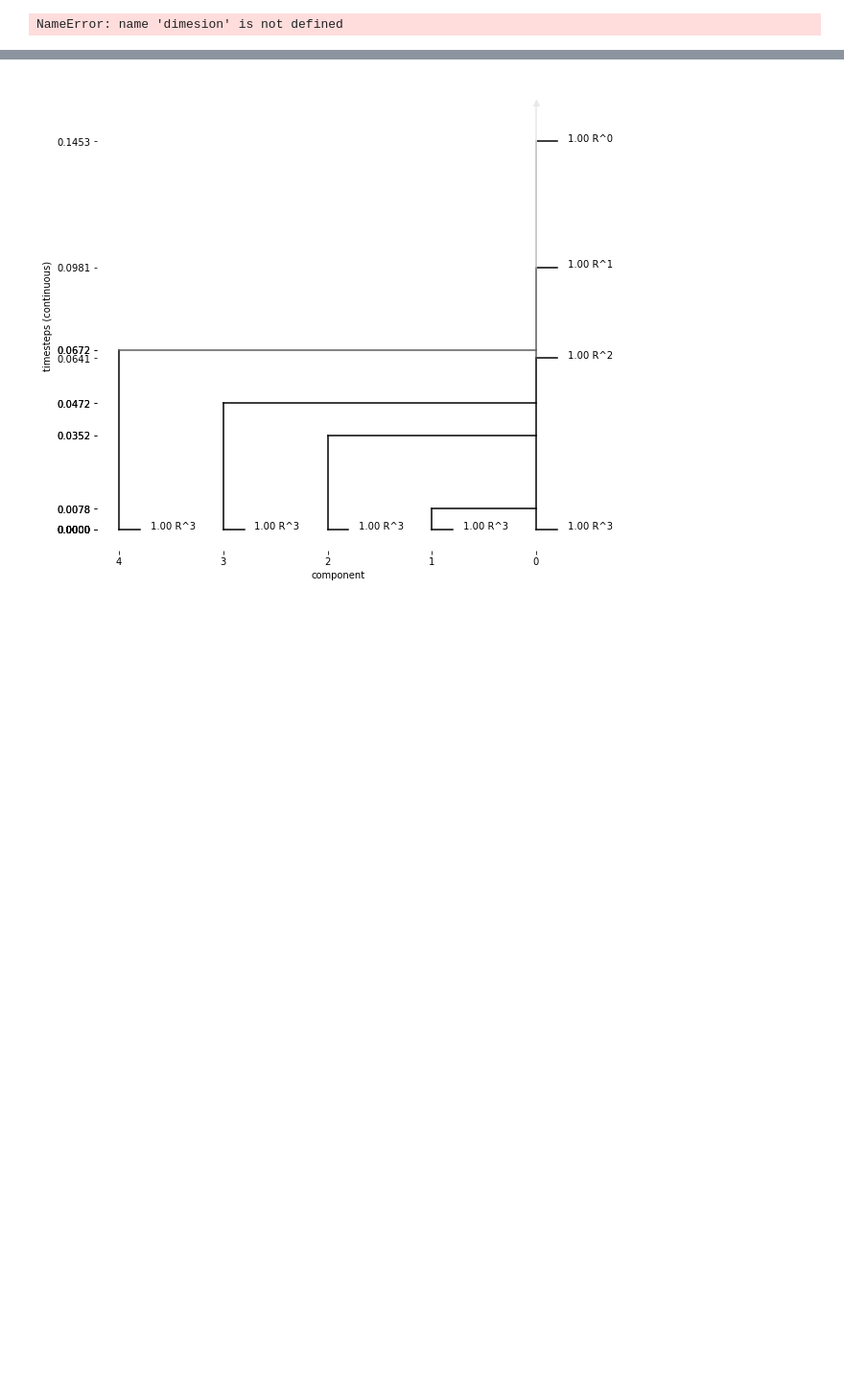
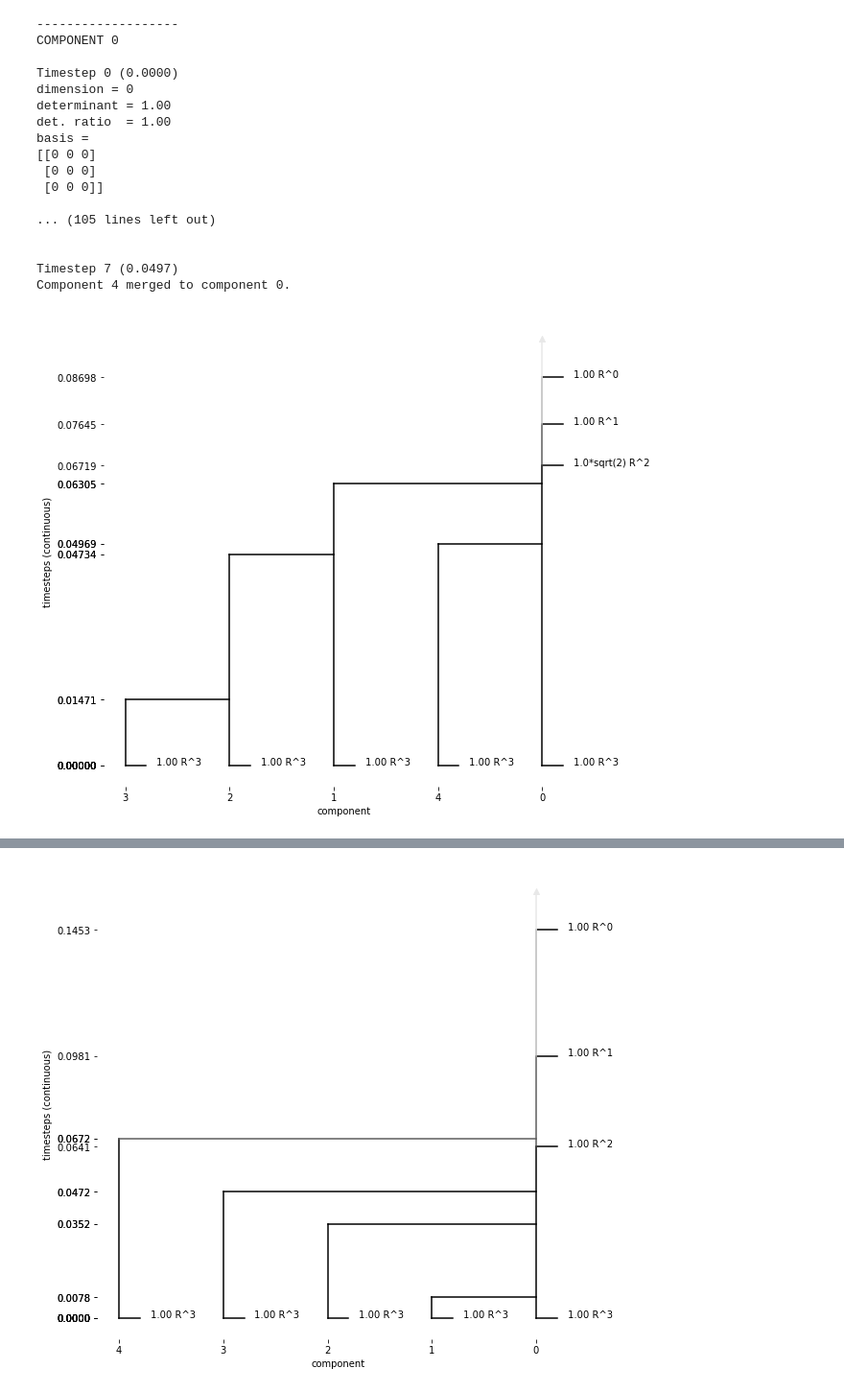
Before and after one commit to Chiara-ra/Masterthesis-Mathematics, a Jupyter notebook: Scratchbooks/TEST_notebook.ipynb, the cells around one changed output, grey strips where cells are left out. Shown at 96% size. Cells and saved outputs as stored; diff of their text form; code cells hidden in the pictures; blank space fills up the shorter version.

```diff
--- a/Scratchbooks/TEST_notebook.ipynb
+++ b/Scratchbooks/TEST_notebook.ipynb
@@ -1,26 +1,43 @@
 # %%
 import sys
 import os
 
 SCRIPT_DIR = os.path.dirname(os.path.abspath("__file__"))
 sys.path.append(os.path.dirname(SCRIPT_DIR))
 
 # Test modules
 from periodic_ph import periodic_ph as pph
 from periodic_ph import examples    as ex
 
 
 
 from importlib import reload
 ex = reload(ex)
 pph = reload(pph)
 N = 5
 a, b, c = 1, 1, 1
 r_points = ex.random_points(N, a, b, c)
 random_example = pph.ExamplePrint(r_points, a=a, b=b, c=c)
 random_example.calculate_pph()
-#random_example.describe_evolution()
+random_example.describe_evolution()
 random_example.plot_evolution(cont_timesteps = True, width=9, height=9)
 random_example.plot_evolution(cont_timesteps = False, width=9, height=9)
 # %% [output]
-NameError: name 'dimesion' is not defined
+-------------------
+COMPONENT 0
+
+Timestep 0 (0.0000)
+dimension = 0
+determinant = 1.00
+det. ratio  = 1.00
+basis =
+[[0 0 0]
+ [0 0 0]
+ [0 0 0]]
+
+... (105 lines left out)
+
+
+Timestep 7 (0.0497)
+Component 4 merged to component 0.
+[figure, added]
```
Also changed, not shown: parts of 1 cell of this notebook, 1 other file.
